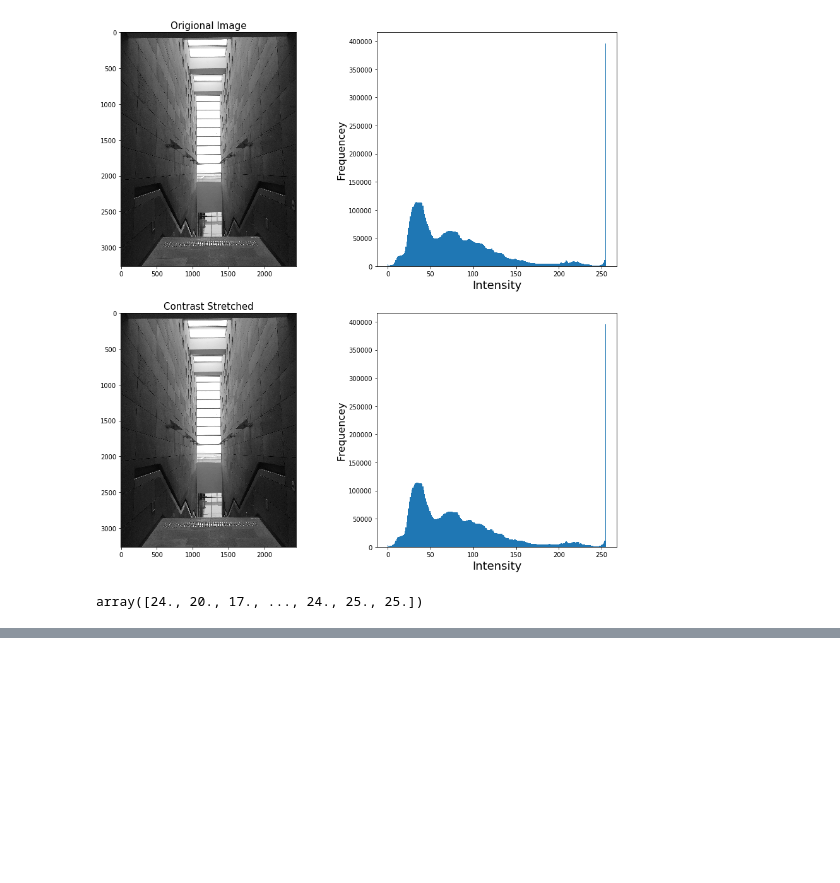
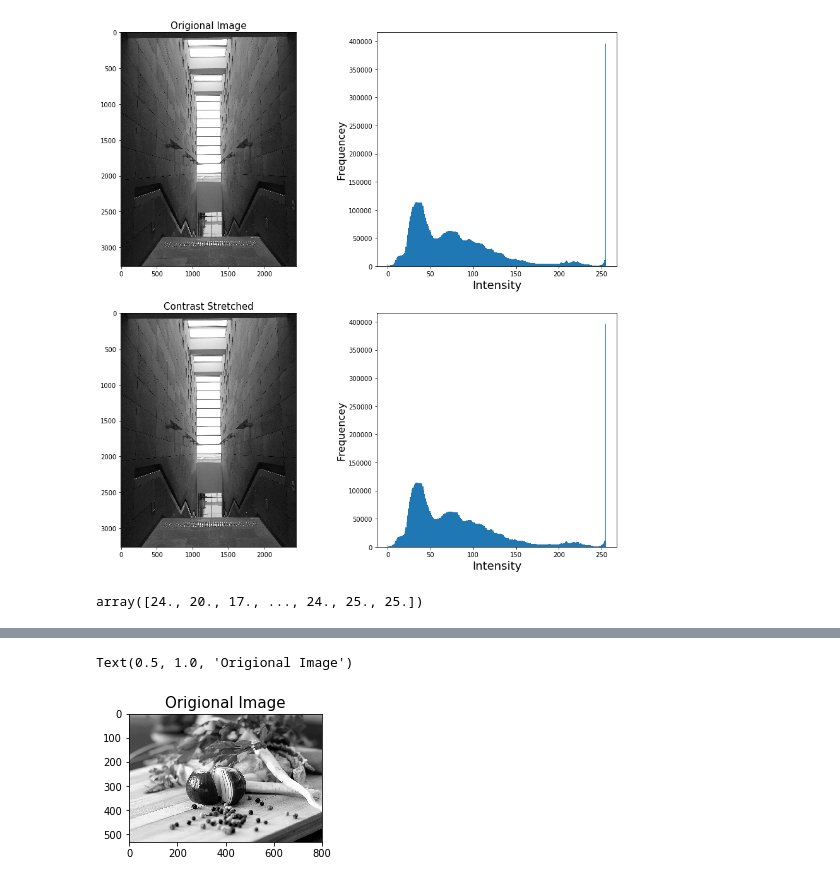
Before and after one commit to neezcha/483H2, a Jupyter notebook: 483h2.ipynb, the cells around one changed output, grey strips where cells are left out. Saved outputs shown, nothing was run; the diff lists cells and outputs as text; code cells hidden in the pictures; blank space fills up the shorter version.

```diff
--- a/483h2.ipynb
+++ b/483h2.ipynb
@@ -172,0 +198,3 @@ array([24., 20., 17., ..., 24., 25., 25.])
+# %%
+# 7b
+gray_img = mpimg.imread('conv_test.jpg')
@@ -172,0 +214,13 @@ array([24., 20., 17., ..., 24., 25., 25.])
+# %%
+ # DISPALY OLD 5xNEW
+fig = plt.figure()
+fig.set_figheight(8)
+fig.set_figwidth(8)
+
+fig.add_subplot(3,2,1)
+plt.imshow(gray_img, cmap='gray')
+plt.title('Origional Image', fontsize=15)
+# fig.savefig('landsat_stretched.png') # 7b
+# %% [output]
+Text(0.5, 1.0, 'Origional Image')
+[figure, added]
```
Also changed, not shown: parts of 10 cells of this notebook.
